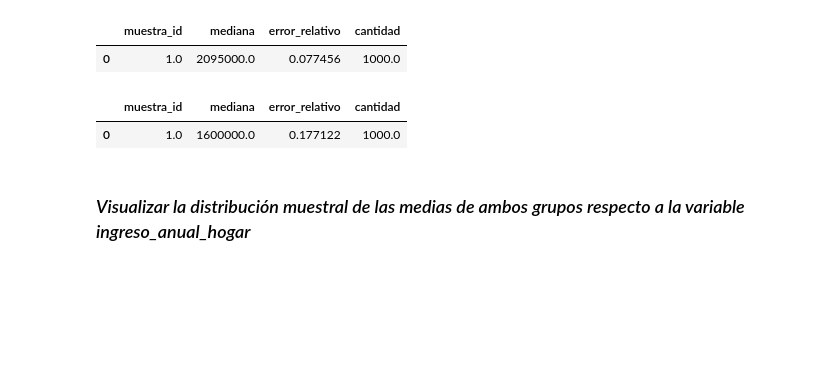
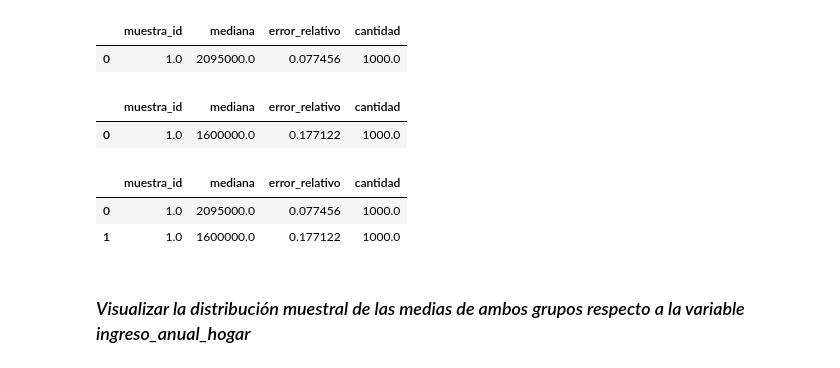
Before and after one commit to andreasoledadguerra/impact-evaluation-of-public-policy, a Jupyter notebook: impact_evaluation_policy.ipynb, the cells around one changed output. Drawn from its saved outputs; the diff is of its cells as text; code cells hidden in the pictures; blank space fills up the shorter version.

Commit message:
feat: concatenate minimun relativo sampling of both control and treatment group error to df_resumen_total

```diff
--- a/impact_evaluation_policy.ipynb
+++ b/impact_evaluation_policy.ipynb
@@ -973,3 +973,11 @@ menor_error_t
 # %% [output]
 |  | muestra_id | mediana | error_relativo | cantidad |
 | 0 | 1.0 | 1600000.0 | 0.177122 | 1000.0 |
+# %%
+df_menor_error_iah = pd.concat([menor_error_c, menor_error_t], ignore_index=True)
+# %%
+df_menor_error_iah
+# %% [output]
+|  | muestra_id | mediana | error_relativo | cantidad |
+| 0 | 1.0 | 2095000.0 | 0.077456 | 1000.0 |
+| 1 | 1.0 | 1600000.0 | 0.177122 | 1000.0 |
```
Also changed, not shown: parts of 2 cells of this notebook.
